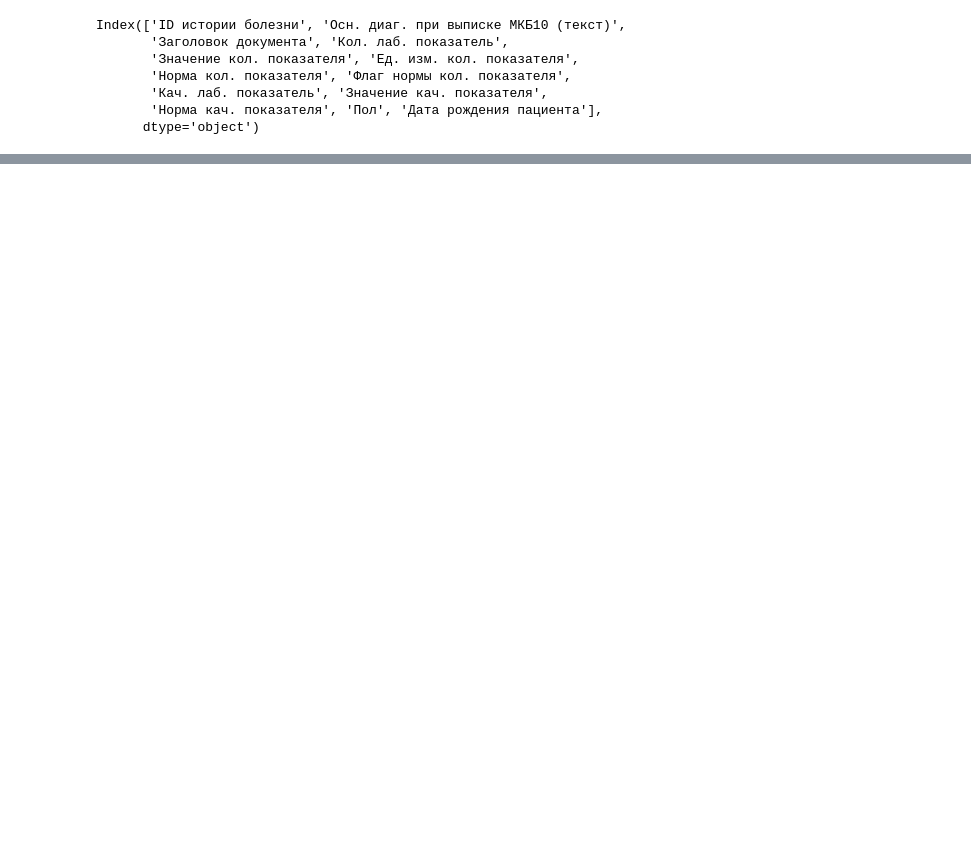
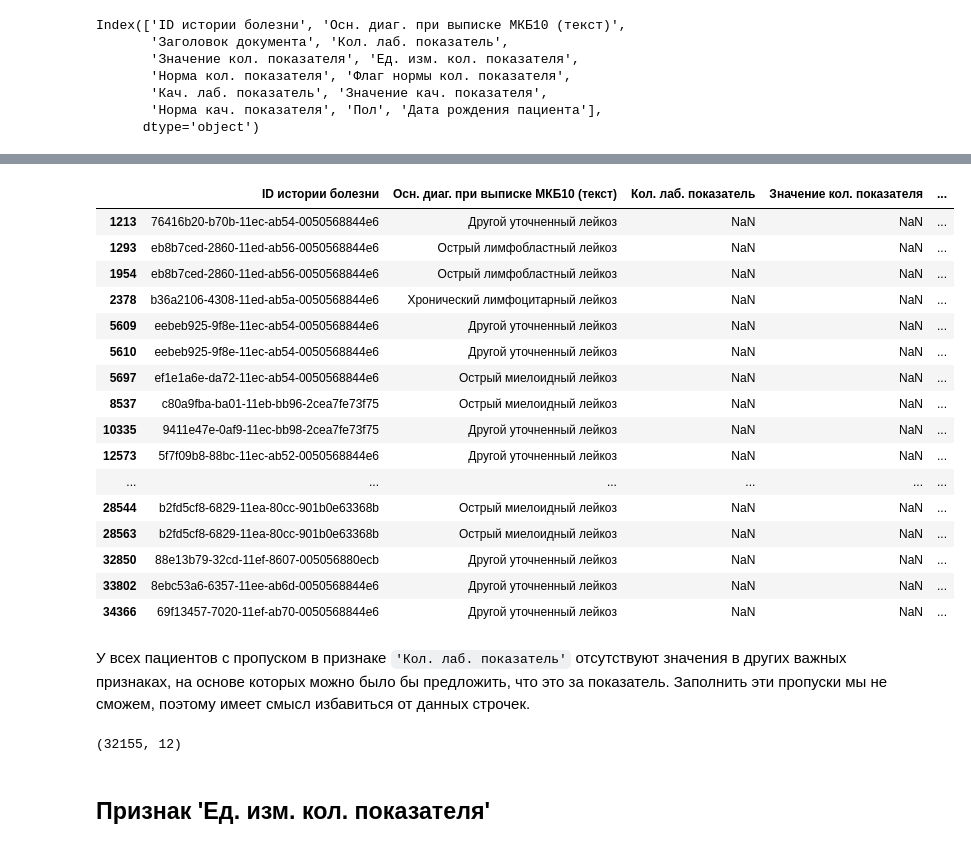
Before and after one commit to Rai1ag/Library, a Jupyter notebook: DSMED_Хакатон/project.ipynb, the cells around one changed output, grey strips where cells are left out. Cells and saved outputs as stored; diff of their text form; code cells hidden in the pictures; blank space fills up the shorter version.

```diff
--- a/DSMED_Хакатон/project.ipynb
+++ b/DSMED_Хакатон/project.ipynb
@@ -51,0 +29,4 @@ project_df
+# %%
+# Избавимся от дубликатов.
+project_df = project_df.drop_duplicates()
+project_df.shape
@@ -137,0 +174,3 @@ Name: count, Length: 104, dtype: int64
+# %%
+# Избавимся от признака `Заголовок документа`.
+project_df = project_df.drop(labels='Заголовок документа', axis=1)
@@ -137,0 +351,3 @@ Name: count, Length: 104, dtype: int64
+# %%
+# Применим эту функцию.
+project_df['Кол. лаб. показатель'] = project_df['Кол. лаб. показатель'].apply(new_name)
@@ -137,0 +375,31 @@ Name: count, Length: 104, dtype: int64
+# %%
+# Посмотрим на 51 пациента с пропусками в данном признаке.
+project_df[project_df[['Кол. лаб. показатель']].isna().all(axis=1)]
+# %% [output]
+|  | ID истории болезни | Осн. диаг. при выписке МКБ10 (текст) | Кол. лаб. показатель | Значение кол. показателя | ... |
+| 1213 | 76416b20-b70b-11ec-ab54-0050568844e6 | Другой уточненный лейкоз | NaN | NaN | ... |
+| 1293 | eb8b7ced-2860-11ed-ab56-0050568844e6 | Острый лимфобластный лейкоз | NaN | NaN | ... |
+| 1954 | eb8b7ced-2860-11ed-ab56-0050568844e6 | Острый лимфобластный лейкоз | NaN | NaN | ... |
+| 2378 | b36a2106-4308-11ed-ab5a-0050568844e6 | Хронический лимфоцитарный лейкоз | NaN | NaN | ... |
+| 5609 | eebeb925-9f8e-11ec-ab54-0050568844e6 | Другой уточненный лейкоз | NaN | NaN | ... |
+| 5610 | eebeb925-9f8e-11ec-ab54-0050568844e6 | Другой уточненный лейкоз | NaN | NaN | ... |
+| 5697 | ef1e1a6e-da72-11ec-ab54-0050568844e6 | Острый миелоидный лейкоз | NaN | NaN | ... |
+| 8537 | c80a9fba-ba01-11eb-bb96-2cea7fe73f75 | Острый миелоидный лейкоз | NaN | NaN | ... |
+| 10335 | 9411e47e-0af9-11ec-bb98-2cea7fe73f75 | Другой уточненный лейкоз | NaN | NaN | ... |
+| 12573 | 5f7f09b8-88bc-11ec-ab52-0050568844e6 | Другой уточненный лейкоз | NaN | NaN | ... |
+| ... | ... | ... | ... | ... | ... |
+| 28544 | b2fd5cf8-6829-11ea-80cc-901b0e63368b | Острый миелоидный лейкоз | NaN | NaN | ... |
+| 28563 | b2fd5cf8-6829-11ea-80cc-901b0e63368b | Острый миелоидный лейкоз | NaN | NaN | ... |
+| 32850 | 88e13b79-32cd-11ef-8607-005056880ecb | Другой уточненный лейкоз | NaN | NaN | ... |
+| 33802 | 8ebc53a6-6357-11ee-ab6d-0050568844e6 | Другой уточненный лейкоз | NaN | NaN | ... |
+| 34366 | 69f13457-7020-11ef-ab70-0050568844e6 | Другой уточненный лейкоз | NaN | NaN | ... |
+# %% [markdown]
+У всех пациентов с пропуском в признаке `'Кол. лаб. показатель'` отсутствуют значения в других важных признаках, на основе которых можно было бы предложить, что это за показатель. Заполнить эти пропуски мы не сможем, поэтому имеет смысл избавиться от данных строчек.
+# %%
+# Удаляем строки с пропусками в 'Кол. лаб. показатель'.
+project_df = project_df.dropna(subset = ['Кол. лаб. показатель'])
+project_df.shape
+# %% [output]
+(32155, 12)
+# %% [markdown]
+## Признак 'Ед. изм. кол. показателя'
```
Also changed, not shown: parts of 26 cells of this notebook.
